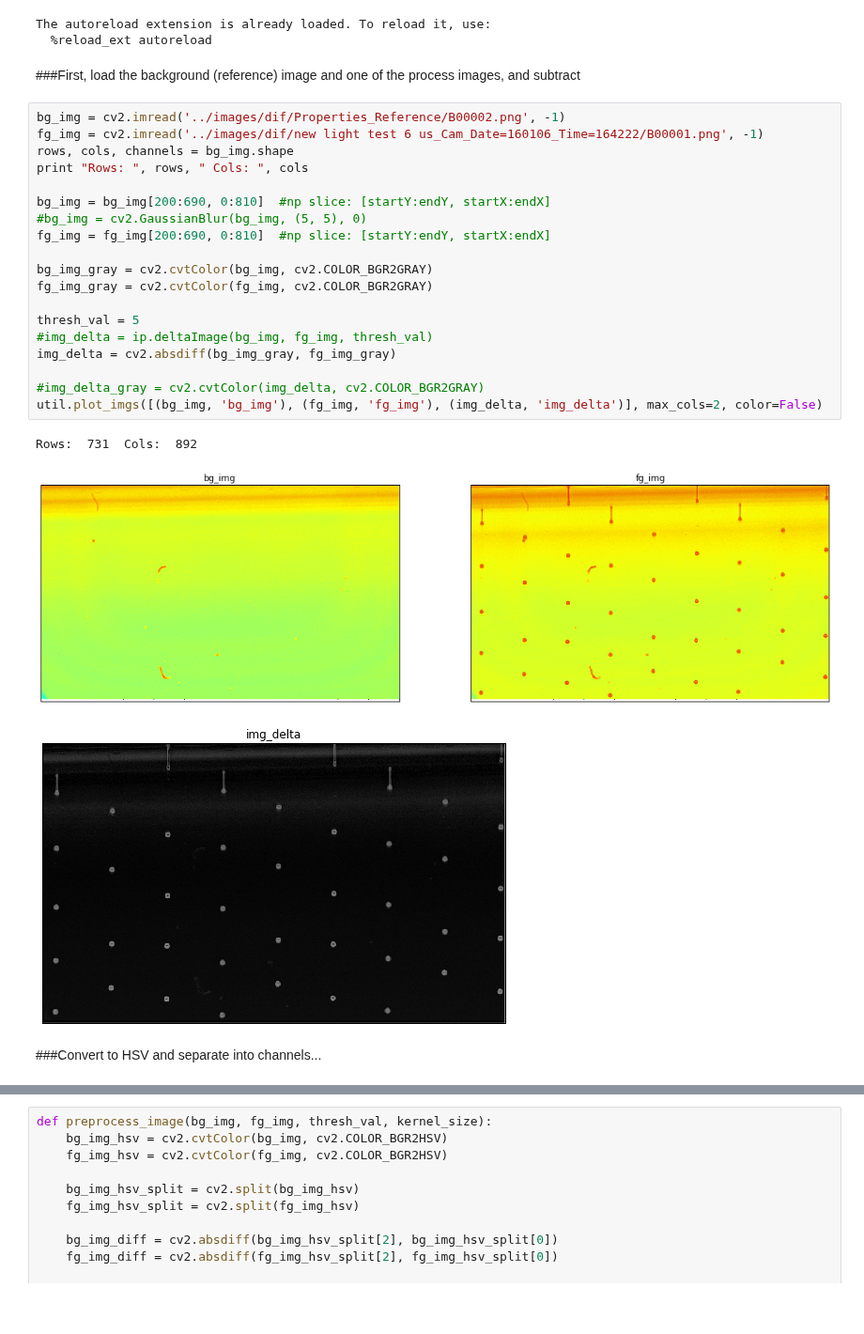
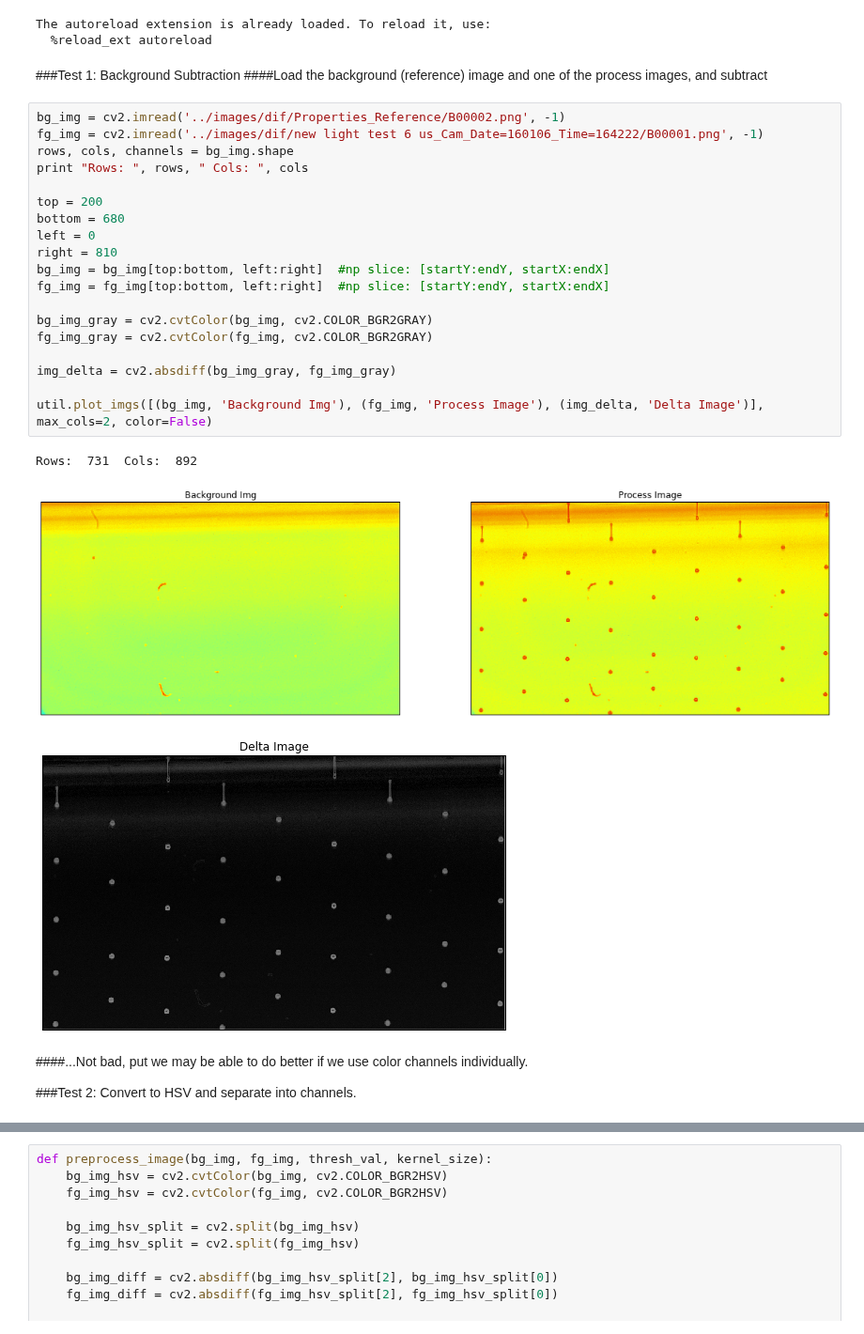
Before and after one commit to Aniruddh1/ipython-opencv-notebooks, a Jupyter notebook: notebooks/DIF_Test1.ipynb, the cells around one changed output, grey strips where cells are left out. Shown at 94% size. Saved outputs shown, nothing was run; the diff lists cells and outputs as text; blank space fills up the shorter version.

```diff
--- a/notebooks/DIF_Test1.ipynb
+++ b/notebooks/DIF_Test1.ipynb
@@ -16,32 +21,35 @@ import ip_routines as ip
 The autoreload extension is already loaded. To reload it, use:
   %reload_ext autoreload
 # %% [markdown]
-###First, load the background (reference) image and one of the process images, and subtract
+###Test 1: Background Subtraction
+####Load the background (reference) image and one of the process images, and subtract
 # %%
 bg_img = cv2.imread('../images/dif/Properties_Reference/B00002.png', -1)
 fg_img = cv2.imread('../images/dif/new light test 6 us_Cam_Date=160106_Time=164222/B00001.png', -1)
 rows, cols, channels = bg_img.shape
 print "Rows: ", rows, " Cols: ", cols
 
-bg_img = bg_img[200:690, 0:810]  #np slice: [startY:endY, startX:endX]
-#bg_img = cv2.GaussianBlur(bg_img, (5, 5), 0)
-fg_img = fg_img[200:690, 0:810]  #np slice: [startY:endY, startX:endX]
+top = 200
+bottom = 680
+left = 0
+right = 810
+bg_img = bg_img[top:bottom, left:right]  #np slice: [startY:endY, startX:endX]
+fg_img = fg_img[top:bottom, left:right]  #np slice: [startY:endY, startX:endX]
 
 bg_img_gray = cv2.cvtColor(bg_img, cv2.COLOR_BGR2GRAY)
 fg_img_gray = cv2.cvtColor(fg_img, cv2.COLOR_BGR2GRAY)
 
-thresh_val = 5
-#img_delta = ip.deltaImage(bg_img, fg_img, thresh_val)
 img_delta = cv2.absdiff(bg_img_gray, fg_img_gray)
 
-#img_delta_gray = cv2.cvtColor(img_delta, cv2.COLOR_BGR2GRAY)
-util.plot_imgs([(bg_img, 'bg_img'), (fg_img, 'fg_img'), (img_delta, 'img_delta')], max_cols=2, color=False)
+util.plot_imgs([(bg_img, 'Background Img'), (fg_img, 'Process Image'), (img_delta, 'Delta Image')], max_cols=2, color=False)
 # %% [output]
 Rows:  731  Cols:  892
-[figure, old version]
+[figure, new version]
-[figure, old version]
+[figure, new version]
 # %% [markdown]
-###Convert to HSV and separate into channels...
+####...Not bad, put we may be able to do better if we use color channels individually.
+
+###Test 2: Convert to HSV and separate into channels.
 # %%
 plot_lst = []
 img_hsv = cv2.cvtColor(fg_img, cv2.COLOR_BGR2HSV)
```
Also changed, not shown: parts of 10 cells of this notebook, 1 other file.
